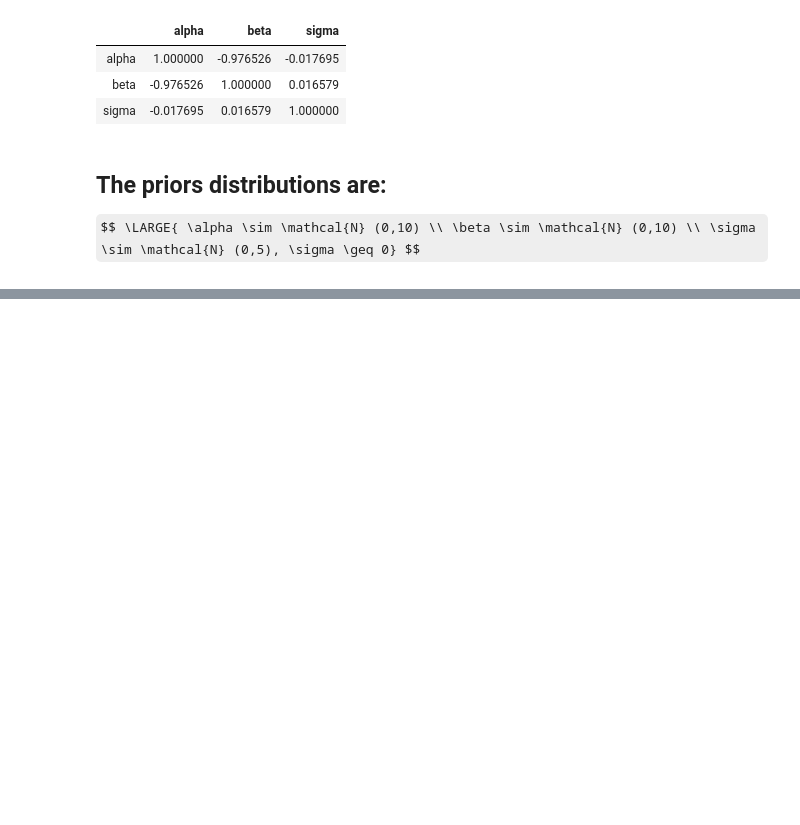
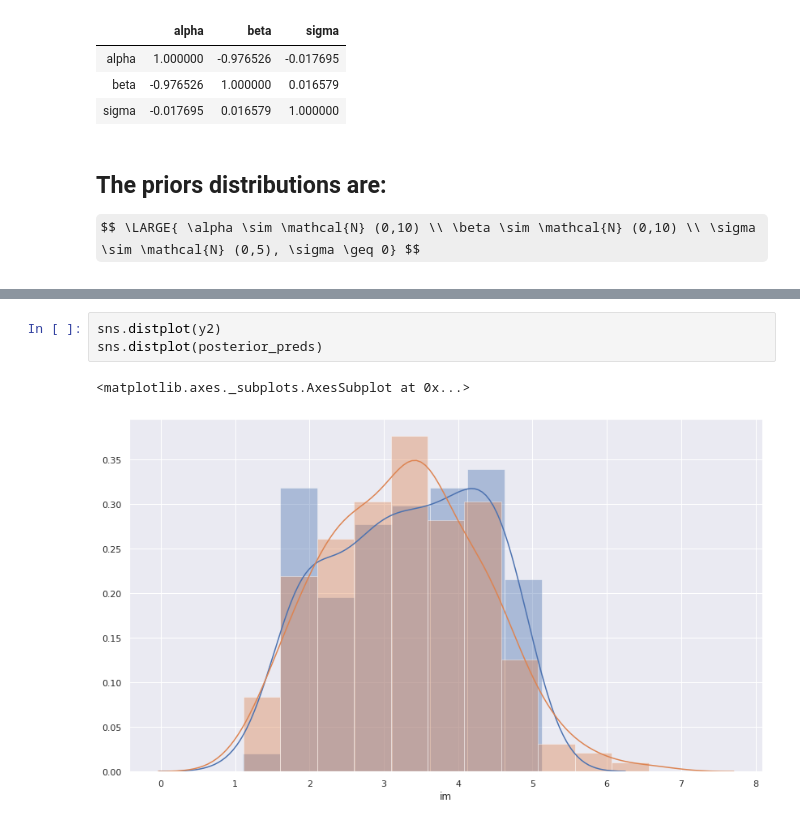
Before and after one commit to wisundstrom/bayes-practice, a Jupyter notebook: 726-727.ipynb, the cells around one changed output, grey strips where cells are left out. Drawn from its saved outputs; the diff is of its cells as text; some formulas as TeX source; blank space fills up the shorter version.

```diff
--- a/726-727.ipynb
+++ b/726-727.ipynb
@@ -76,0 +69,6 @@ Name: alpha, Length: 2000, dtype: float64
+# %%
+sns.distplot(y2)
+sns.distplot(posterior_preds)
+# %% [output]
+<matplotlib.axes._subplots.AxesSubplot at 0x...>
+[figure, added]
```
Also changed, not shown: parts of 11 cells of this notebook, 1 other file.
